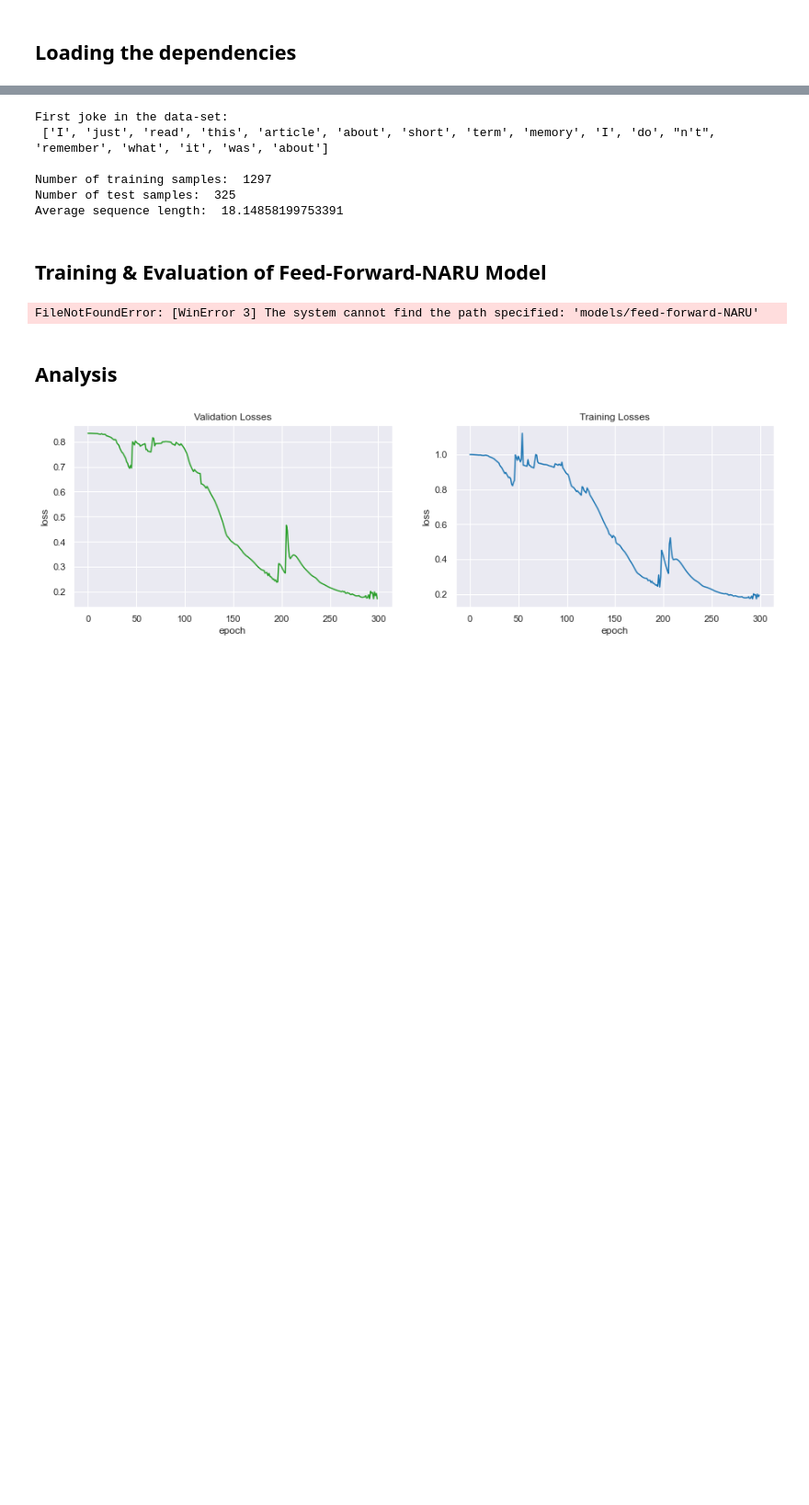
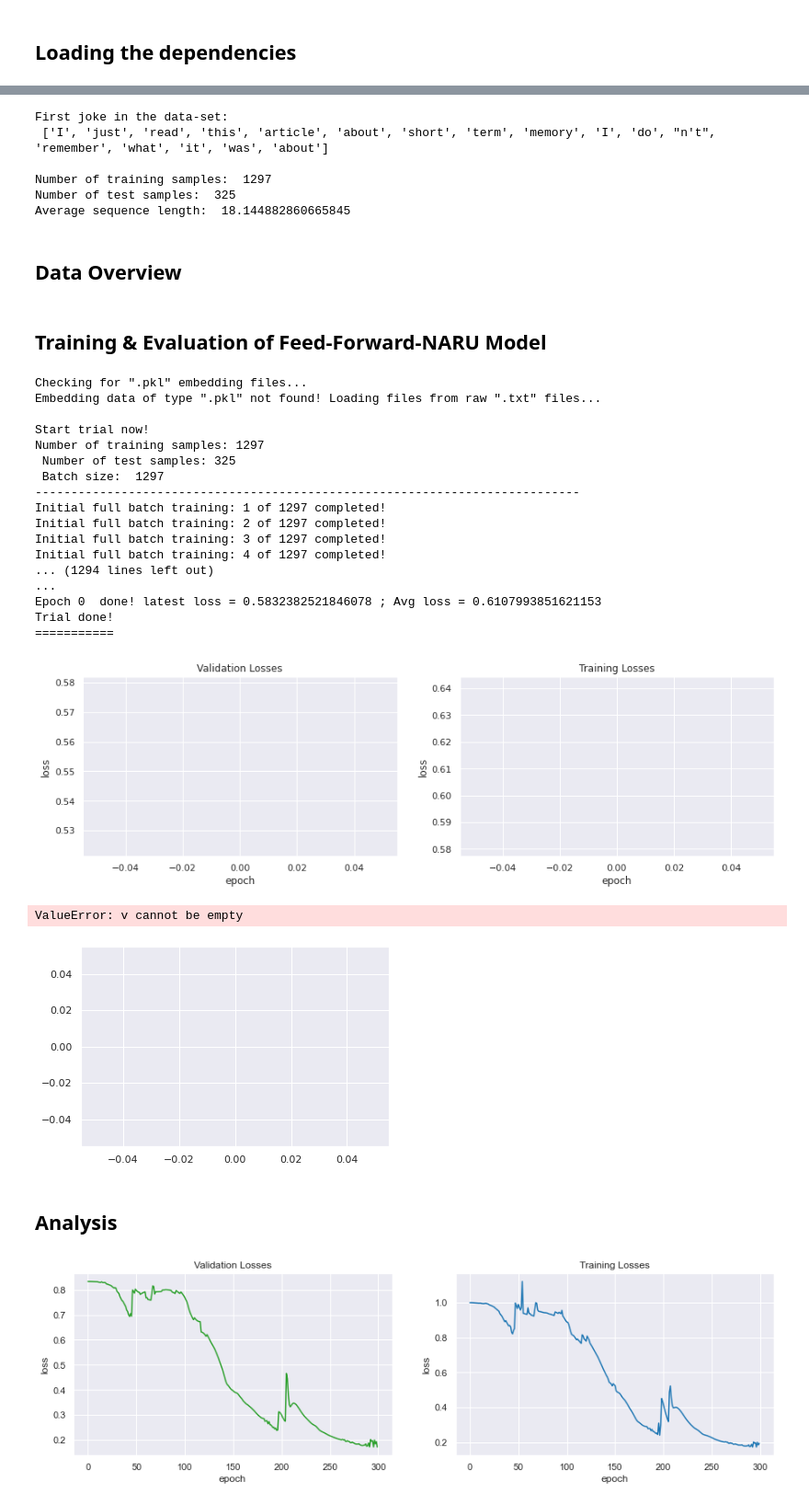
Before and after one commit to Gleethos/NARU, a Jupyter notebook: laboratory.ipynb, the cells around one changed output, grey strips where cells are left out. Shown at 92% size. Cells and saved outputs as stored; diff of their text form; code cells hidden in the pictures; blank space fills up the shorter version.

```diff
--- a/laboratory.ipynb
+++ b/laboratory.ipynb
@@ -66,14 +62,12 @@ training_data, test_data = list_splitter(jokes, 0.8)
 
 #training_data = jokes[:20]
 #test_data = jokes[20:30]
-
-print('Number of training samples: ',len(training_data))
-print('Number of test samples: ', len(test_data))
-print('Average sequence length: ', avg_sequence_length(jokes))
 # %% [output]
 First joke in the data-set:
  ['I', 'just', 'read', 'this', 'article', 'about', 'short', 'term', 'memory', 'I', 'do', "n't", 'remember', 'what', 'it', 'was', 'about']
 
 Number of training samples:  1297
 Number of test samples:  325
-Average sequence length:  18.14858199753391
+Average sequence length:  18.144882860665845
+# %% [markdown]
+## Data Overview ##
@@ -89,36 +88,55 @@ model = Network( # feed-forward-NARU
     D_in=50,
     D_out=50,
     with_bias=False
 )
-target_folder = 'models/feed-forward-NARU'#+'_'+time.strftime("%Y%m%d-%H%M%S")+'/'
-model.set_params(load_params(target_folder))
+#target_folder = 'models/feed-forward-NARU'#+'_'+time.strftime("%Y%m%d-%H%M%S")+'/'
+#model.set_params(load_params(target_folder))
 
 for W in model.get_params(): W.requires_grad = True
 
 encoder = Encoder() # Token to vectors and vectors to tokens!
 
 for i in range(1): # Outer loop for saving the model from time to time...
     choice_matrices = exec_trial_with_autograd(
         model=model,
         encoder=encoder,
         optimizer=torch.optim.Adam(model.get_params(), lr=0.0001),
         training_data=training_data,
         test_data=test_data,
         epochs=1,
         path=target_folder
     )
     #print(choice_matrices)
     # SAVING PARAMETERS:
     save_params( model, target_folder )
 
 
 print('FFNN-NARU Training done!')
 
 test_sentence = encoder.sequence_words_in('What did the bartender say to the jumper cables ?'.split())
 pred_vecs = model.pred(test_sentence)
 print(' '.join(encoder.sequence_vecs_in(pred_vecs)))
 # %% [output]
-FileNotFoundError: [WinError 3] The system cannot find the path specified: 'models/feed-forward-NARU'
+Checking for ".pkl" embedding files...
+Embedding data of type ".pkl" not found! Loading files from raw ".txt" files...
+
+Start trial now!
+Number of training samples: 1297
+ Number of test samples: 325
+ Batch size:  1297
+----------------------------------------------------------------------------
+Initial full batch training: 1 of 1297 completed!
+Initial full batch training: 2 of 1297 completed!
+Initial full batch training: 3 of 1297 completed!
+Initial full batch training: 4 of 1297 completed!
+... (1294 lines left out)
+...
+Epoch 0  done! latest loss = 0.5832382521846078 ; Avg loss = 0.6107993851621153
+Trial done!
+===========
+[figure, added]
+ValueError: v cannot be empty
+[figure, added]
 # %% [markdown]
 ## Analysis ##
 # %%
```
Also changed, not shown: parts of 5 cells of this notebook, 2 other files.
